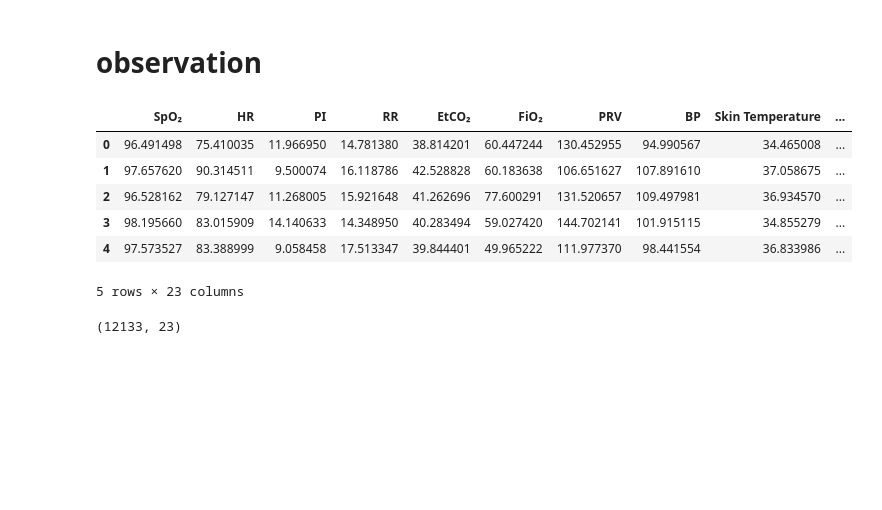
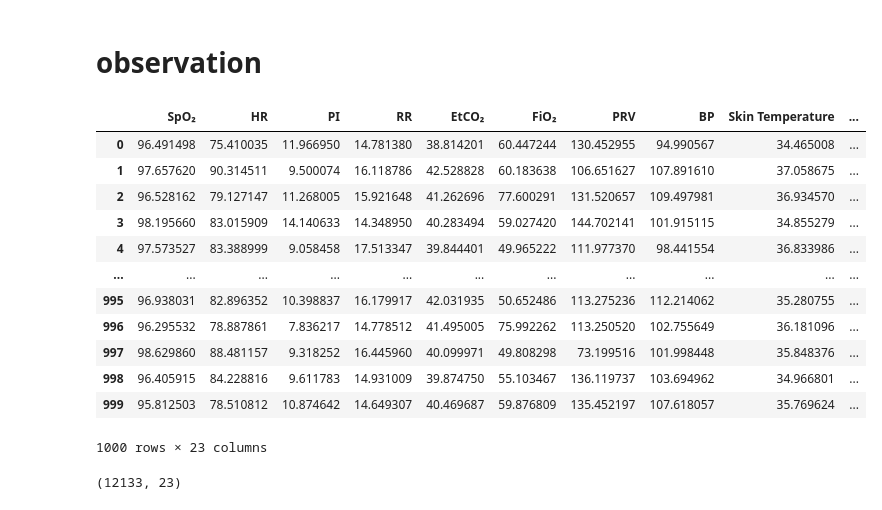
Before and after one commit to frtndmd/iau_Kosharova_Oliinyk_67, a Jupyter notebook: src/Kosharova_Oliinyk.ipynb, the cells around one changed output. Saved outputs shown, nothing was run; the diff lists cells and outputs as text; code cells hidden in the pictures; blank space fills up the shorter version.

```diff
--- a/src/Kosharova_Oliinyk.ipynb
+++ b/src/Kosharova_Oliinyk.ipynb
@@ -210,15 +210,21 @@ array([[<Axes: title={'center': 'longitude'}>,
 # %% [markdown]
 # observation
 # %%
-observation_df.head()
+observation_df.head(1000)
 # %% [output]
 |  | SpO₂ | HR | PI | RR | EtCO₂ | FiO₂ | PRV | BP | Skin Temperature | ... |
 | 0 | 96.491498 | 75.410035 | 11.966950 | 14.781380 | 38.814201 | 60.447244 | 130.452955 | 94.990567 | 34.465008 | ... |
 | 1 | 97.657620 | 90.314511 | 9.500074 | 16.118786 | 42.528828 | 60.183638 | 106.651627 | 107.891610 | 37.058675 | ... |
 | 2 | 96.528162 | 79.127147 | 11.268005 | 15.921648 | 41.262696 | 77.600291 | 131.520657 | 109.497981 | 36.934570 | ... |
 | 3 | 98.195660 | 83.015909 | 14.140633 | 14.348950 | 40.283494 | 59.027420 | 144.702141 | 101.915115 | 34.855279 | ... |
 | 4 | 97.573527 | 83.388999 | 9.058458 | 17.513347 | 39.844401 | 49.965222 | 111.977370 | 98.441554 | 36.833986 | ... |
+| ... | ... | ... | ... | ... | ... | ... | ... | ... | ... | ... |
+| 995 | 96.938031 | 82.896352 | 10.398837 | 16.179917 | 42.031935 | 50.652486 | 113.275236 | 112.214062 | 35.280755 | ... |
+| 996 | 96.295532 | 78.887861 | 7.836217 | 14.778512 | 41.495005 | 75.992262 | 113.250520 | 102.755649 | 36.181096 | ... |
+| 997 | 98.629860 | 88.481157 | 9.318252 | 16.445960 | 40.099971 | 49.808298 | 73.199516 | 101.998448 | 35.848376 | ... |
+| 998 | 96.405915 | 84.228816 | 9.611783 | 14.931009 | 39.874750 | 55.103467 | 136.119737 | 103.694962 | 34.966801 | ... |
+| 999 | 95.812503 | 78.510812 | 10.874642 | 14.649307 | 40.469687 | 59.876809 | 135.452197 | 107.618057 | 35.769624 | ... |
-5 rows × 23 columns
+1000 rows × 23 columns
 # %%
 observation_df.shape
 # %% [output]
```
Also changed, not shown: parts of 7 cells of this notebook.
